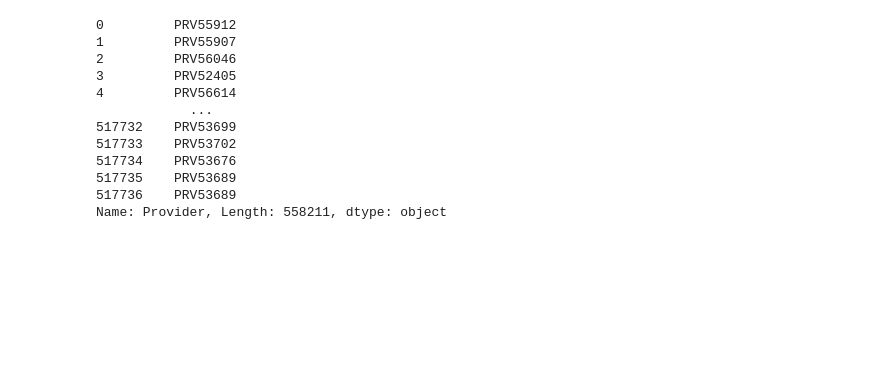
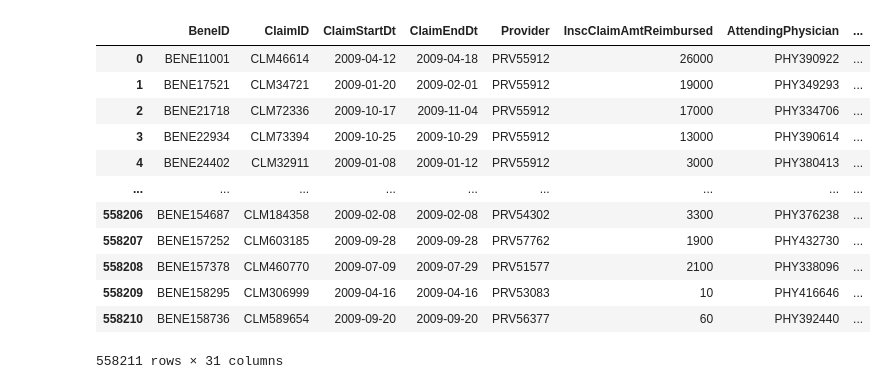
Before and after one commit to kpessa/Project-2-ETL, a Jupyter notebook: kurt.ipynb, the cells around one changed output. Saved outputs shown, nothing was run; the diff lists cells and outputs as text; code cells hidden in the pictures; blank space fills up the shorter version.

```diff
--- a/kurt.ipynb
+++ b/kurt.ipynb
@@ -27,20 +31,20 @@ dict = {
 #     [print(x) for x in list(dict[key].keys())]
 #     print("")
 # %%
-df = train_inpatient.append(train_outpatient)
-#df.join(train_data, on="Provider",how="left")
-df["Provider"]
-#train_data["Provider"]
+in_out_data = train_inpatient.append(train_outpatient)
+df = pd.merge(in_out_data,train_data)
+df
 # %% [output]
+|  | BeneID | ClaimID | ClaimStartDt | ClaimEndDt | Provider | InscClaimAmtReimbursed | AttendingPhysician | ... |
+| 0 | BENE11001 | CLM46614 | 2009-04-12 | 2009-04-18 | PRV55912 | 26000 | PHY390922 | ... |
+| 1 | BENE17521 | CLM34721 | 2009-01-20 | 2009-02-01 | PRV55912 | 19000 | PHY349293 | ... |
+| 2 | BENE21718 | CLM72336 | 2009-10-17 | 2009-11-04 | PRV55912 | 17000 | PHY334706 | ... |
+| 3 | BENE22934 | CLM73394 | 2009-10-25 | 2009-10-29 | PRV55912 | 13000 | PHY390614 | ... |
+| 4 | BENE24402 | CLM32911 | 2009-01-08 | 2009-01-12 | PRV55912 | 3000 | PHY380413 | ... |
+| ... | ... | ... | ... | ... | ... | ... | ... | ... |
+| 558206 | BENE154687 | CLM184358 | 2009-02-08 | 2009-02-08 | PRV54302 | 3300 | PHY376238 | ... |
+| 558207 | BENE157252 | CLM603185 | 2009-09-28 | 2009-09-28 | PRV57762 | 1900 | PHY432730 | ... |
+| 558208 | BENE157378 | CLM460770 | 2009-07-09 | 2009-07-29 | PRV51577 | 2100 | PHY338096 | ... |
+| 558209 | BENE158295 | CLM306999 | 2009-04-16 | 2009-04-16 | PRV53083 | 10 | PHY416646 | ... |
+| 558210 | BENE158736 | CLM589654 | 2009-09-20 | 2009-09-20 | PRV56377 | 60 | PHY392440 | ... |
-0         PRV55912
-1         PRV55907
-2         PRV56046
-3         PRV52405
-4         PRV56614
-            ...
-517732    PRV53699
-517733    PRV53702
-517734    PRV53676
-517735    PRV53689
-517736    PRV53689
-Name: Provider, Length: 558211, dtype: object
+558211 rows × 31 columns
```
Also changed, not shown: parts of 6 cells of this notebook, 2 other files.
